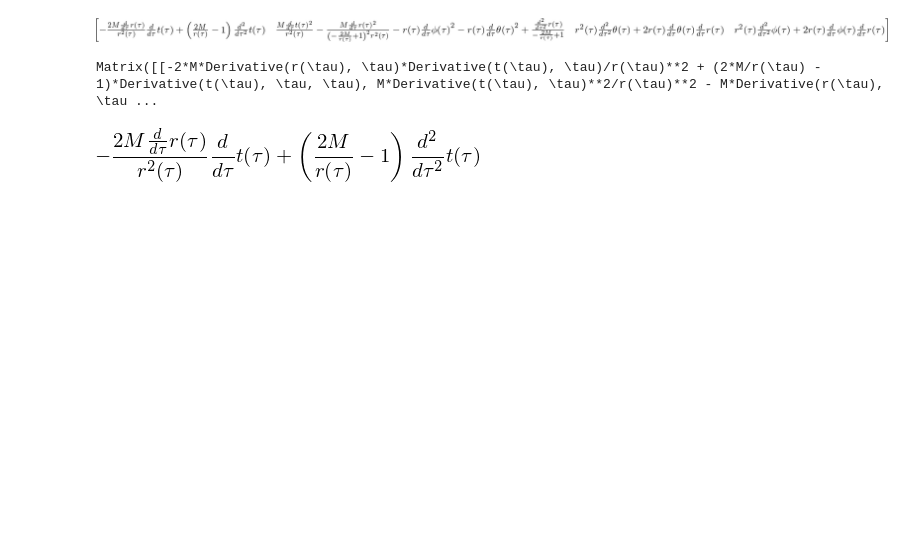
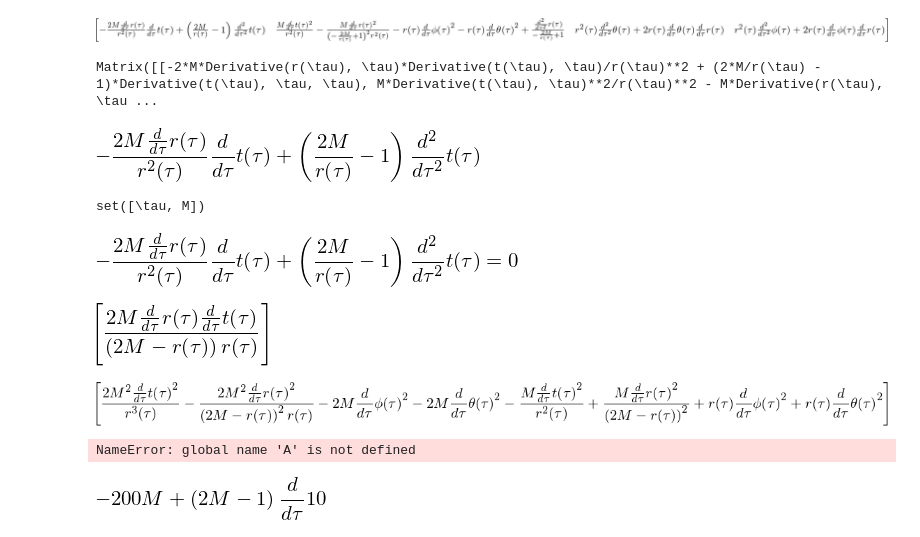
Before and after one commit to Gtwomd/GRproject, a Jupyter notebook: GR.ipynb, the cells around one changed output. Saved outputs shown, nothing was run; the diff lists cells and outputs as text; code cells hidden in the pictures; blank space fills up the shorter version.

```diff
--- a/GR.ipynb
+++ b/GR.ipynb
@@ -36,0 +35,17 @@ w(gravipy.All)
+# %%
+expression = sympy.Eq(w(1),0)
+print expression.free_symbols
+# %% [output]
+set([\tau, M])
+# %%
+expression.subs((m,5),(tau,6))
+# %% [output]
+[figure, added]
+# %%
+sympy.solve(sympy.Eq(w(1),0),sympy.Derivative(t(tau),tau,tau))
+# %% [output]
+[figure, added]
+# %%
+sympy.solve(sympy.Eq(w(2),0),sympy.Derivative(r(tau),tau,tau))
+# %% [output]
+[figure, added]
@@ -36,0 +58,8 @@ w(gravipy.All)
+# %%
+w1 = lamb(w(1),t)
+# %% [output]
+NameError: global name 'A' is not defined
+# %%
+w(1).subs({sympy.Derivative(r(tau),tau):10,sympy.Derivative(t(tau),tau):10,r(tau):1})
+# %% [output]
+[figure, added]
```
Also changed, not shown: parts of 5 cells of this notebook.
